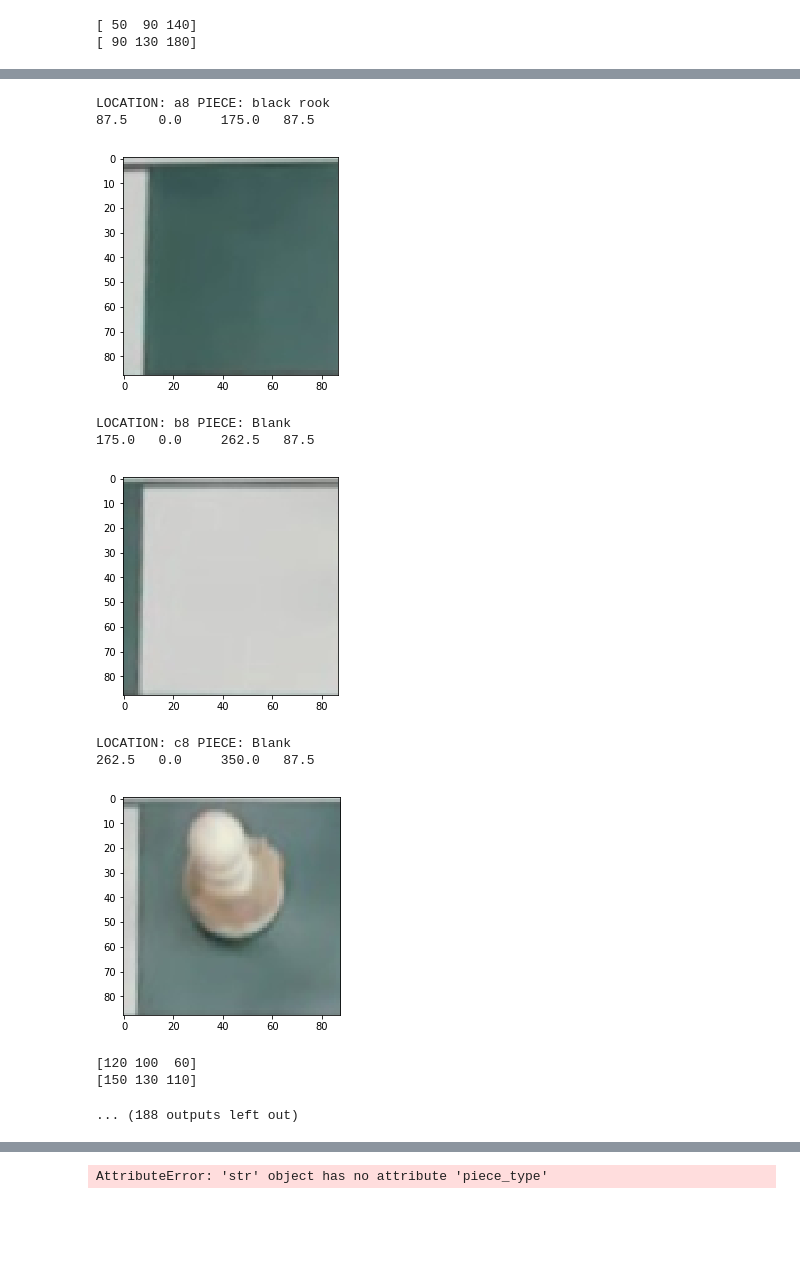
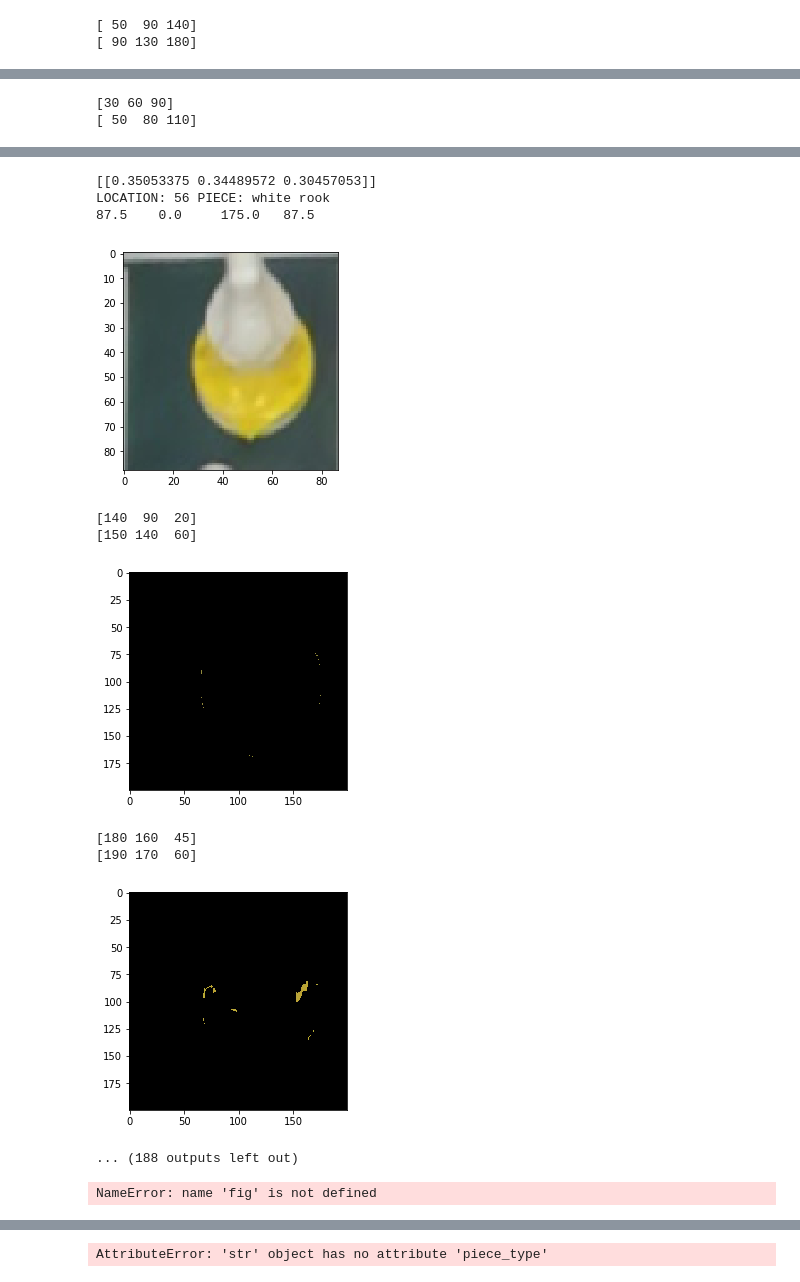
Before and after one commit to Yoshimaster360/robot_chess, a Jupyter notebook: actual_final_code/Production Code.ipynb, the cells around one changed output, grey strips where cells are left out. Saved outputs shown, nothing was run; the diff lists cells and outputs as text; code cells hidden in the pictures; blank space fills up the shorter version.

```diff
--- a/actual_final_code/Production Code.ipynb
+++ b/actual_final_code/Production Code.ipynb
@@ -100,8 +97,6 @@ from scipy.misc import imsave
 from scipy.ndimage import imread
 
 def find_closest_letter(input_image3):
-    test_image = image.load_img(input_image3, target_size=(84,84))
-
 
     imagee = cv2.imread(input_image3)
     imagee = cv2.cvtColor(imagee, cv2.COLOR_RGB2BGR)
@@ -116,6 +111,7 @@ def find_closest_letter(input_image3):
         for (lower, upper) in boundry:
             imagee = cv2.imread(input_image3)
             imagee = cv2.cvtColor(imagee, cv2.COLOR_RGB2BGR)
+            imagee = cv2.resize(imagee, (200,200))
             # create NumPy arrays from the boundaries
             lower = np.array(lower, dtype = "uint8")
             upper = np.array(upper, dtype = "uint8")
@@ -125,6 +121,7 @@ def find_closest_letter(input_image3):
             mask = cv2.inRange(imagee, lower, upper)
             output = cv2.bitwise_and(imagee, imagee, mask = mask)
             ret,thresh1 = cv2.threshold(output,1,1,cv2.THRESH_BINARY)
+#             print((lower, upper))
 #             imshow(output)
 #             show()
             summation = thresh1.sum().sum()
@@ -153,9 +150,12 @@ def find_closest_letter(input_image3):
                 imshow(output)
                 show()
 
+
+    test_image = image.load_img(input_image3, target_size=(84,84))
     test_image = image.img_to_array(test_image)*(1./255)
     test_image = np.expand_dims(test_image, axis = 0)
     color_prediction = color.predict(test_image, batch_size = 32)
+    print(color_prediction)
     if(np.argmax(color_prediction) == 1 and not piece):
         return "BLANK"
     else:
@@ -195,32 +195,32 @@ def breakdown_image(image):
                     print("LOCATION: {} PIECE: {}".format(total_squares[count], 'black '+result[1]))
                     piece = result[1]
                     if(piece == 'pawn'):
-                        final_piece_mapping[count] = chess.Piece(chess.PAWN,chess.BLACK)
+                        final_piece_mapping[total_squares[count]] = chess.Piece(chess.PAWN,chess.BLACK)
                     elif(piece == 'bishop'):
-                        final_piece_mapping[count] = chess.Piece(chess.BISHOP,chess.BLACK)
+                        final_piece_mapping[total_squares[count]] = chess.Piece(chess.BISHOP,chess.BLACK)
                     elif(piece == 'queen'):
-                        final_piece_mapping[count] = chess.Piece(chess.QUEEN,chess.BLACK)
+                        final_piece_mapping[total_squares[count]] = chess.Piece(chess.QUEEN,chess.BLACK)
                     elif(piece == 'king'):
-                        final_piece_mapping[count] = chess.Piece(chess.KING,chess.BLACK)
+                        final_piece_mapping[total_squares[count]] = chess.Piece(chess.KING,chess.BLACK)
                     elif(piece == 'knight'):
-                        final_piece_mapping[count] = chess.Piece(chess.KNIGHT,chess.BLACK)
+                        final_piece_mapping[total_squares[count]] = chess.Piece(chess.KNIGHT,chess.BLACK)
                     elif(piece == 'rook'):
-                        final_piece_mapping[count] = chess.Piece(chess.ROOK,chess.BLACK)
+                        final_piece_mapping[total_squares[count]] = chess.Piece(chess.ROOK,chess.BLACK)
                 elif(result[0] == 'white'):
                     print("LOCATION: {} PIECE: {}".format(total_squares[count], 'white '+result[1]))
                     piece = result[1]
                     if(piece == 'pawn'):
-                        final_piece_mapping[count] = chess.Piece(chess.PAWN,chess.WHITE)
+                        final_piece_mapping[total_squares[count]] = chess.Piece(chess.PAWN,chess.WHITE)
                     elif(piece == 'bishop'):
-                        final_piece_mapping[count] = chess.Piece(chess.BISHOP,chess.WHITE)
+                        final_piece_mapping[total_squares[count]] = chess.Piece(chess.BISHOP,chess.WHITE)
                     elif(piece == 'queen'):
-                        final_piece_mapping[count] = chess.Piece(chess.QUEEN,chess.WHITE)
+                        final_piece_mapping[total_squares[count]] = chess.Piece(chess.QUEEN,chess.WHITE)
                     elif(piece == 'king'):
-                        final_piece_mapping[count] = chess.Piece(chess.KING,chess.WHITE)
+                        final_piece_mapping[total_squares[count]] = chess.Piece(chess.KING,chess.WHITE)
                     elif(piece == 'knight'):
-                        final_piece_mapping[count] = chess.Piece(chess.KNIGHT,chess.WHITE)
+                        final_piece_mapping[total_squares[count]] = chess.Piece(chess.KNIGHT,chess.WHITE)
                     elif(piece == 'rook'):
-                        final_piece_mapping[count] = chess.Piece(chess.ROOK,chess.WHITE)
+                        final_piece_mapping[total_squares[count]] = chess.Piece(chess.ROOK,chess.WHITE)
                 count += 1
     crop(im)
 # %%
@@ -229,7 +229,7 @@ def identify_pieces_on_board(image):
     #Part below doesn't run?
     #%run python main.py --input image --output board.jpg detect
     #subprocess.check_output(["python", "main.py", "--input",image,"--output","board.jpg","detect"])
-    breakdown_image('board.jpg')
+    breakdown_image('board1.jpg')
 
 identify_pieces_on_board('test.jpg')
 # %% [output]
@@ -242,0 +243,2 @@ IMGWIDTH: 700    IMGHEIGHT: 700  WIDTH: 87.5    HEIGHT: 87.5
+[30 60 90]
+[ 50  80 110]
@@ -244,15 +246,19 @@ IMGWIDTH: 700    IMGHEIGHT: 700  WIDTH: 87.5    HEIGHT: 87.5
-LOCATION: a8 PIECE: black rook
-87.5    0.0     175.0   87.5
+[[0.35053375 0.34489572 0.30457053]]
+LOCATION: 56 PIECE: white rook
+87.5    0.0     175.0   87.5
-[figure, old version]
+[figure, new version]
-LOCATION: b8 PIECE: Blank
-175.0   0.0     262.5   87.5
+[140  90  20]
+[150 140  60]
-[figure, old version]
+[figure, new version]
-LOCATION: c8 PIECE: Blank
-262.5   0.0     350.0   87.5
+[180 160  45]
+[190 170  60]
-[figure, old version]
+[figure, new version]
-[120 100  60]
-[150 130 110]
 ... (188 outputs left out)
+# %%
+fig
+plt.show()
+# %% [output]
+NameError: name 'fig' is not defined
 # %%
 import chess
 board = chess.Board()
```
Also changed, not shown: parts of 7 cells of this notebook, 22 other files.
